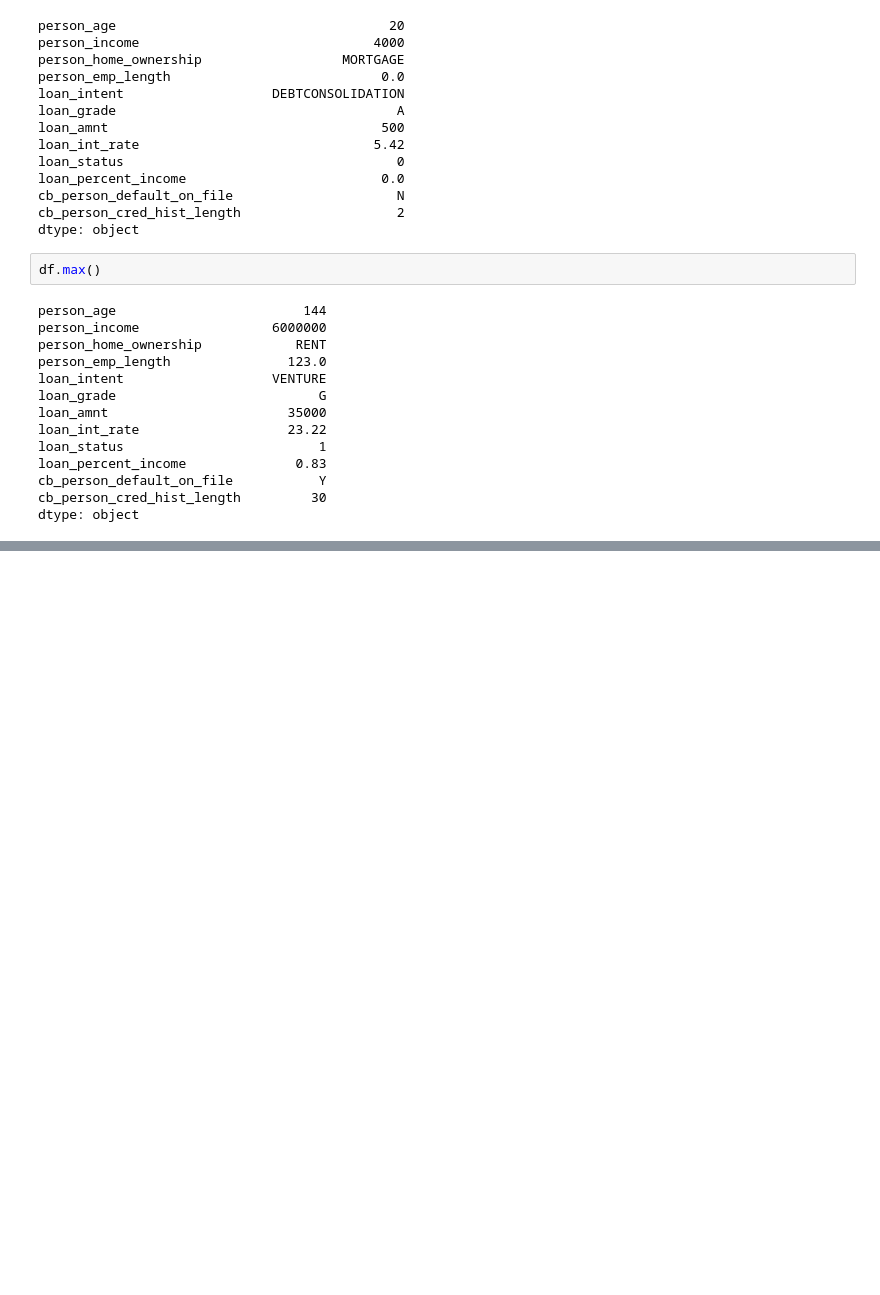
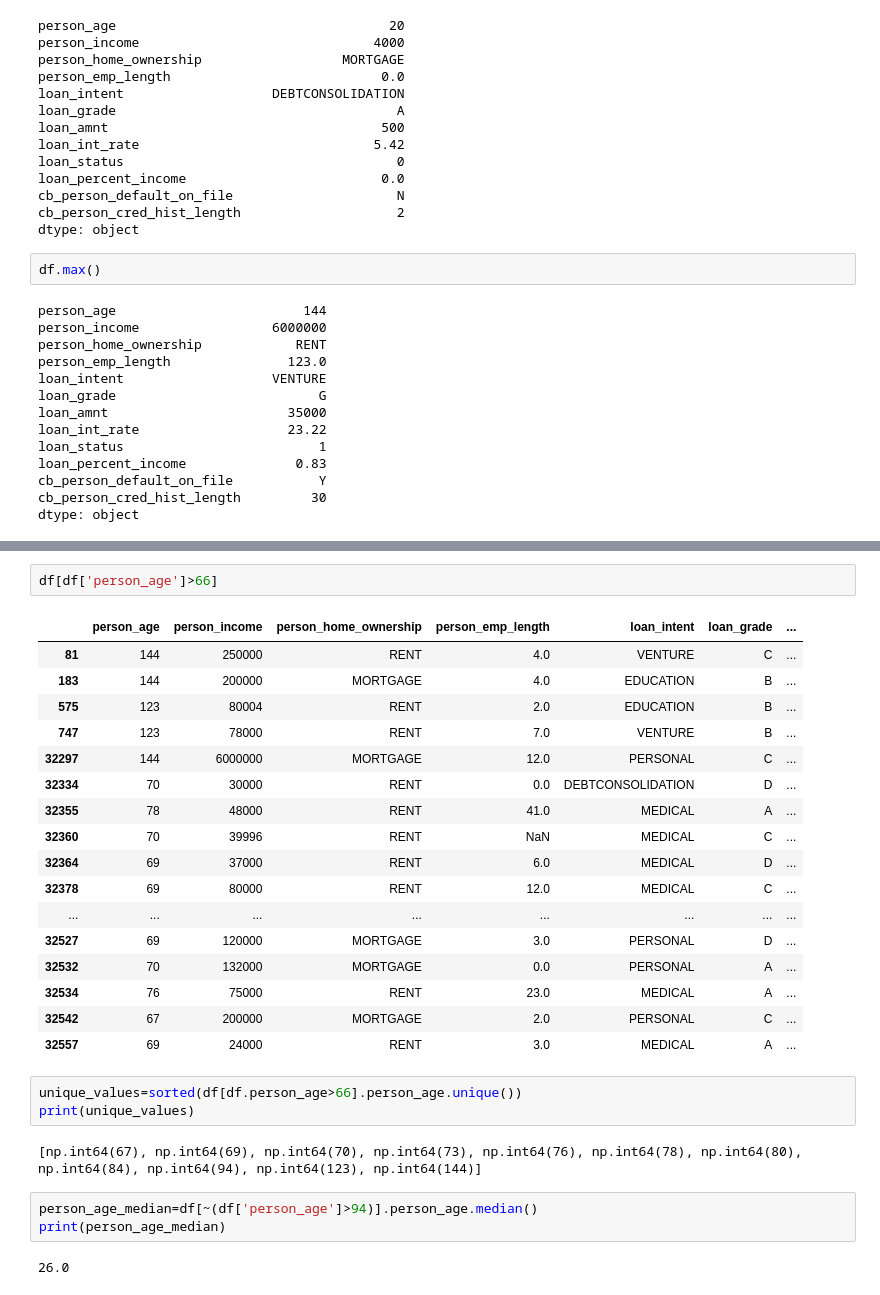
Before and after one commit to mariecarmenbedie-datascientist/credit-risk-default-prediction, a Jupyter notebook: notebooks/01_exploration.ipynb, the cells around one changed output, grey strips where cells are left out. Drawn from its saved outputs; the diff is of its cells as text; blank space fills up the shorter version.

```diff
--- a/notebooks/01_exploration.ipynb
+++ b/notebooks/01_exploration.ipynb
@@ -108,0 +185,30 @@ dtype: object
+# %%
+df[df['person_age']>66]
+# %% [output]
+|  | person_age | person_income | person_home_ownership | person_emp_length | loan_intent | loan_grade | ... |
+| 81 | 144 | 250000 | RENT | 4.0 | VENTURE | C | ... |
+| 183 | 144 | 200000 | MORTGAGE | 4.0 | EDUCATION | B | ... |
+| 575 | 123 | 80004 | RENT | 2.0 | EDUCATION | B | ... |
+| 747 | 123 | 78000 | RENT | 7.0 | VENTURE | B | ... |
+| 32297 | 144 | 6000000 | MORTGAGE | 12.0 | PERSONAL | C | ... |
+| 32334 | 70 | 30000 | RENT | 0.0 | DEBTCONSOLIDATION | D | ... |
+| 32355 | 78 | 48000 | RENT | 41.0 | MEDICAL | A | ... |
+| 32360 | 70 | 39996 | RENT | NaN | MEDICAL | C | ... |
+| 32364 | 69 | 37000 | RENT | 6.0 | MEDICAL | D | ... |
+| 32378 | 69 | 80000 | RENT | 12.0 | MEDICAL | C | ... |
+| ... | ... | ... | ... | ... | ... | ... | ... |
+| 32527 | 69 | 120000 | MORTGAGE | 3.0 | PERSONAL | D | ... |
+| 32532 | 70 | 132000 | MORTGAGE | 0.0 | PERSONAL | A | ... |
+| 32534 | 76 | 75000 | RENT | 23.0 | MEDICAL | A | ... |
+| 32542 | 67 | 200000 | MORTGAGE | 2.0 | PERSONAL | C | ... |
+| 32557 | 69 | 24000 | RENT | 3.0 | MEDICAL | A | ... |
+# %%
+unique_values=sorted(df[df.person_age>66].person_age.unique())
+print(unique_values)
+# %% [output]
+[np.int64(67), np.int64(69), np.int64(70), np.int64(73), np.int64(76), np.int64(78), np.int64(80), np.int64(84), np.int64(94), np.int64(123), np.int64(144)]
+# %%
+person_age_median=df[~(df['person_age']>94)].person_age.median()
+print(person_age_median)
+# %% [output]
+26.0
```
Also changed, not shown: parts of 31 cells of this notebook, 1 other file.
